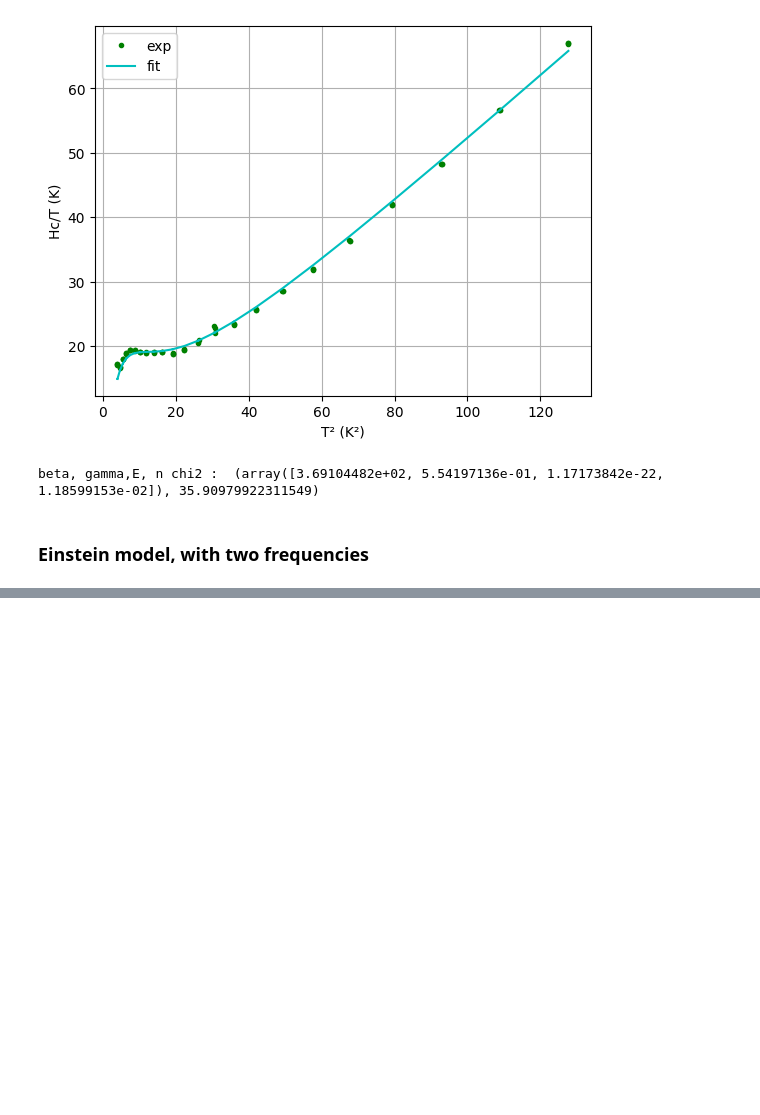
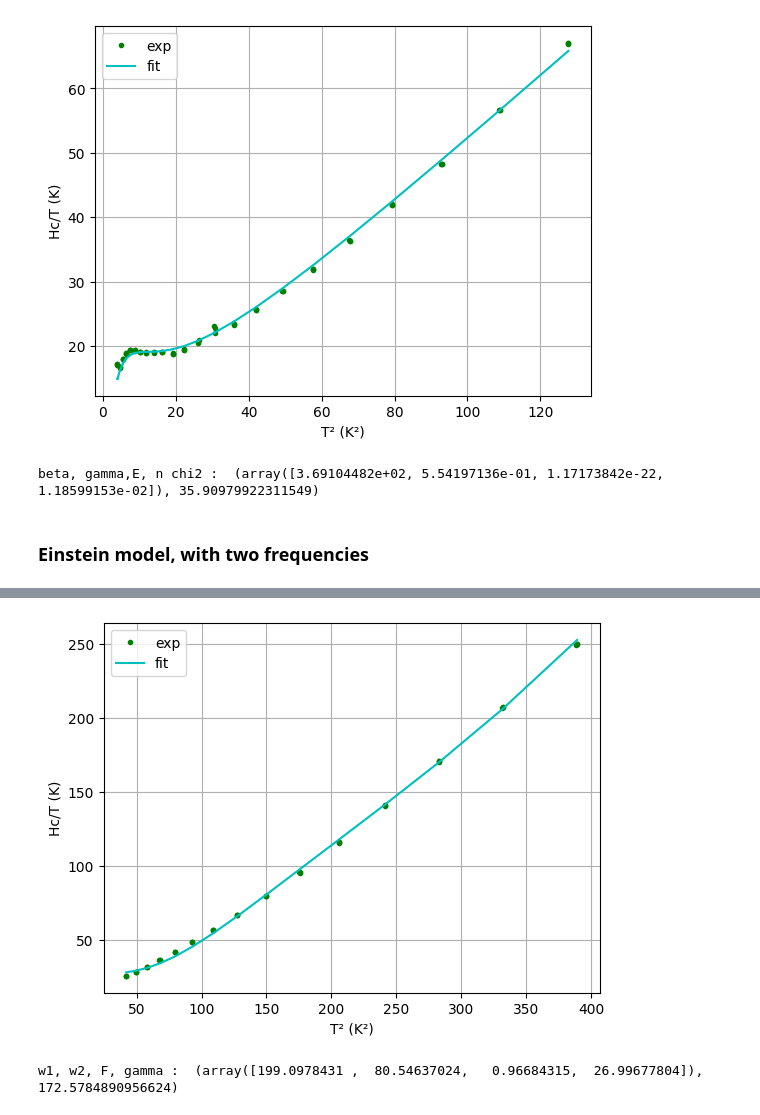
Before and after one commit to Gamal-on/YBCO, a Jupyter notebook: results_YBCO_HPHT.ipynb, the cells around one changed output, grey strips where cells are left out. Saved outputs shown, nothing was run; the diff lists cells and outputs as text; code cells hidden in the pictures; blank space fills up the shorter version.

```diff
--- a/results_YBCO_HPHT.ipynb
+++ b/results_YBCO_HPHT.ipynb
@@ -238,0 +234,11 @@ TypeError: model_einstein() missing 2 required positional arguments: 'E' and 'n'
+# %%
+# Between 36 and 400 K² (6K-20K) - after Schottky
+
+#Between 6 and 20 K, with Monte Carlo
+
+print("w1, w2, F, gamma : ", mc.monte_carlo_fitting(cnt.squared_temperature_HPHT, cnt.hc_div_temp_HPHT,
+                                model.model_einstein, 36, 400, 5e6,
+                                ([100, 350],[0, 100],[0.5, 1],[0, 30]), 4))
+# %% [output]
+[figure, added]
+w1, w2, F, gamma :  (array([199.0978431 ,  80.54637024,   0.96684315,  26.99677804]), 172.5784890956624)
```
Also changed, not shown: parts of 6 cells of this notebook.
